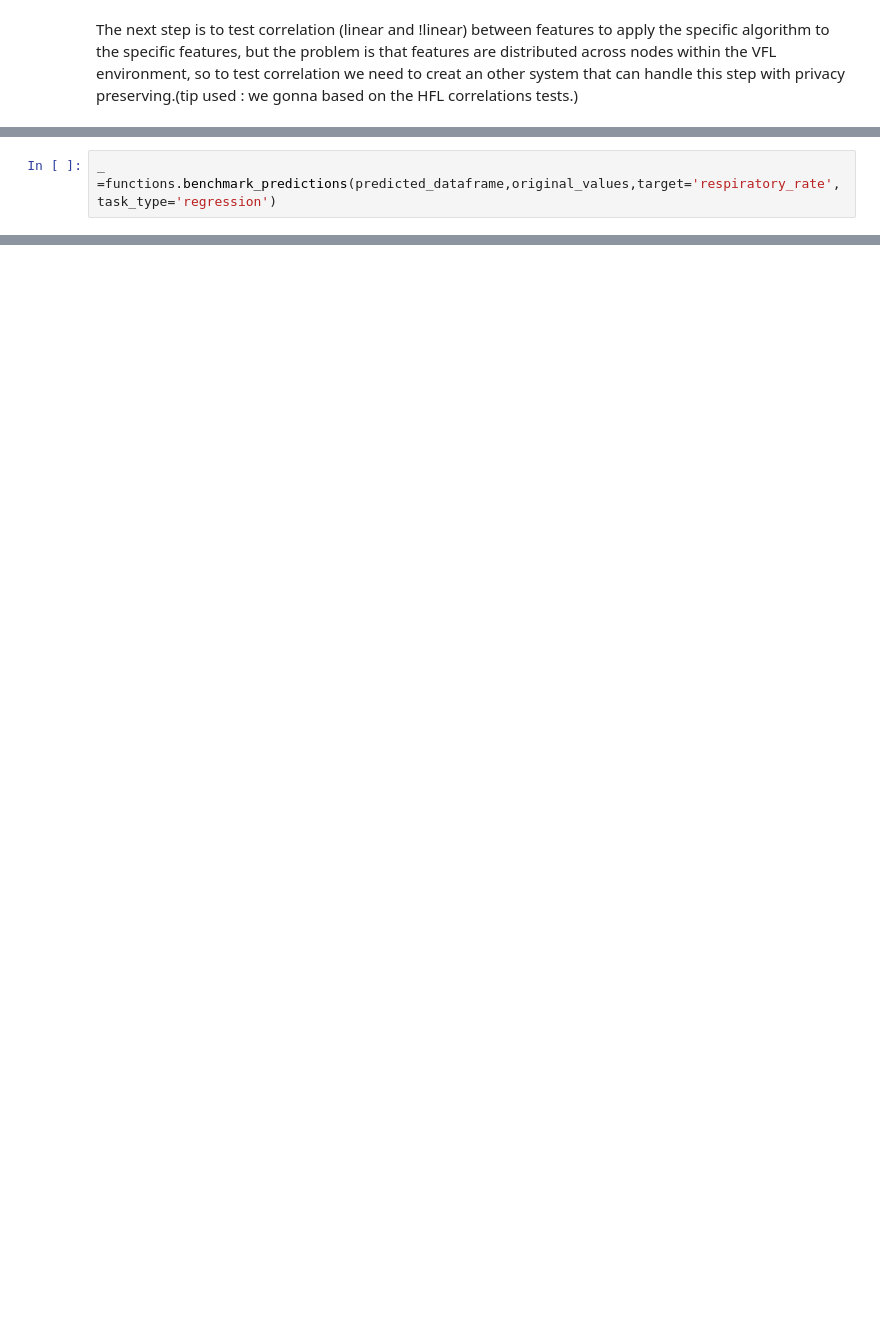
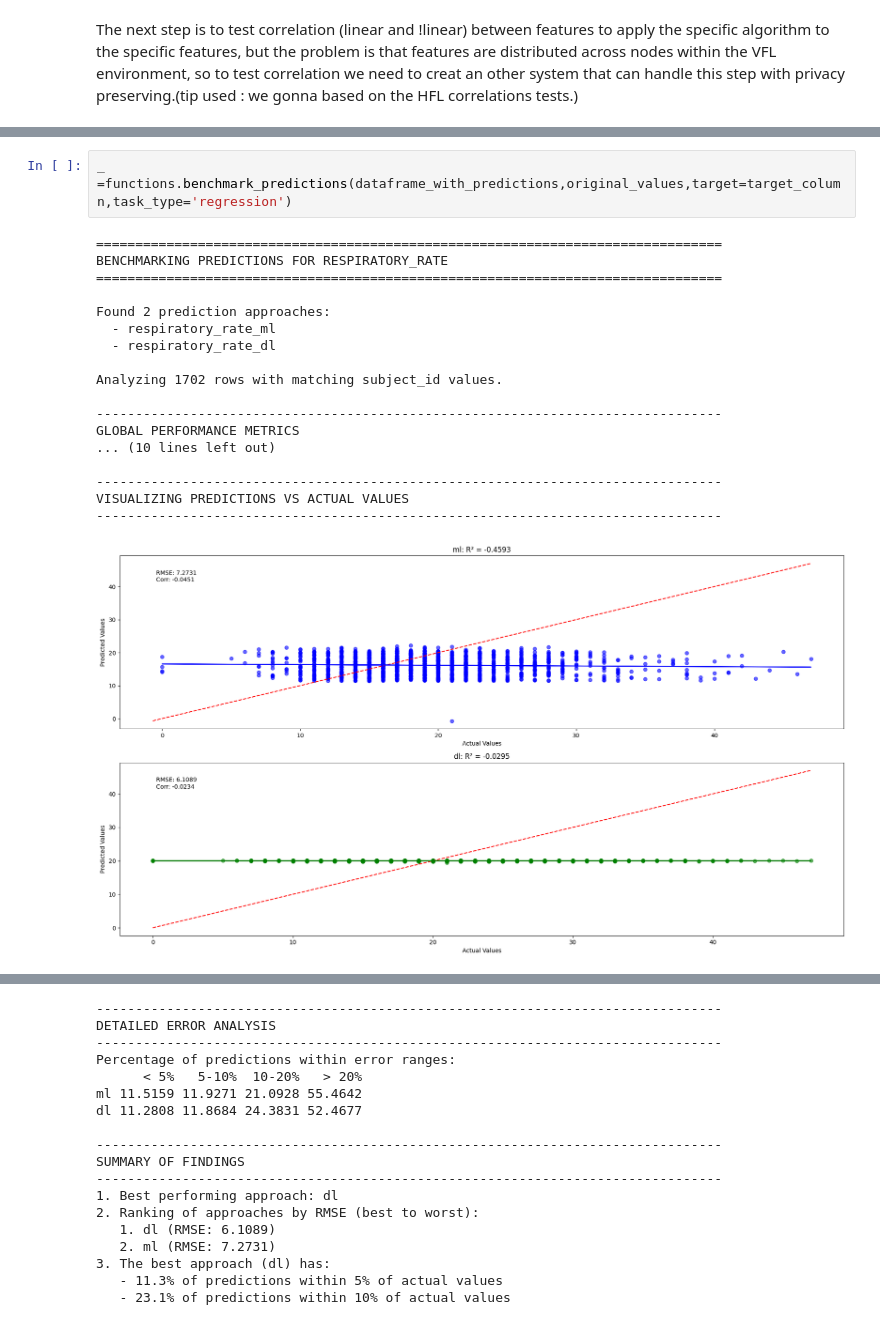
Before and after one commit to ESSADEQAziz/FL_env, a Jupyter notebook: VFL_env/notebooks/regression.ipynb, the cells around one changed output, grey strips where cells are left out. Saved outputs shown, nothing was run; the diff lists cells and outputs as text; blank space fills up the shorter version.

```diff
--- a/VFL_env/notebooks/regression.ipynb
+++ b/VFL_env/notebooks/regression.ipynb
@@ -37,2 +296,21 @@ functions.analyze_feature(predicted_dataframe,'respiratory_rate_dl')
 # %%
-_ =functions.benchmark_predictions(predicted_dataframe,original_values,target='respiratory_rate',task_type='regression')
+_ =functions.benchmark_predictions(dataframe_with_predictions,original_values,target=target_column,task_type='regression')
+# %% [output]
+================================================================================
+BENCHMARKING PREDICTIONS FOR RESPIRATORY_RATE
+================================================================================
+
+Found 2 prediction approaches:
+  - respiratory_rate_ml
+  - respiratory_rate_dl
+
+Analyzing 1702 rows with matching subject_id values.
+
+--------------------------------------------------------------------------------
+GLOBAL PERFORMANCE METRICS
+... (10 lines left out)
+
+--------------------------------------------------------------------------------
+VISUALIZING PREDICTIONS VS ACTUAL VALUES
+--------------------------------------------------------------------------------
+[figure, added]
@@ -38,0 +321,18 @@ _ =functions.benchmark_predictions(predicted_dataframe,original_values,target='r
+--------------------------------------------------------------------------------
+DETAILED ERROR ANALYSIS
+--------------------------------------------------------------------------------
+Percentage of predictions within error ranges:
+      < 5%   5-10%  10-20%   > 20%
+ml 11.5159 11.9271 21.0928 55.4642
+dl 11.2808 11.8684 24.3831 52.4677
+
+--------------------------------------------------------------------------------
+SUMMARY OF FINDINGS
+--------------------------------------------------------------------------------
+1. Best performing approach: dl
+2. Ranking of approaches by RMSE (best to worst):
+   1. dl (RMSE: 6.1089)
+   2. ml (RMSE: 7.2731)
+3. The best approach (dl) has:
+   - 11.3% of predictions within 5% of actual values
+   - 23.1% of predictions within 10% of actual values
```
Also changed, not shown: parts of 8 cells of this notebook, 21 other files.
